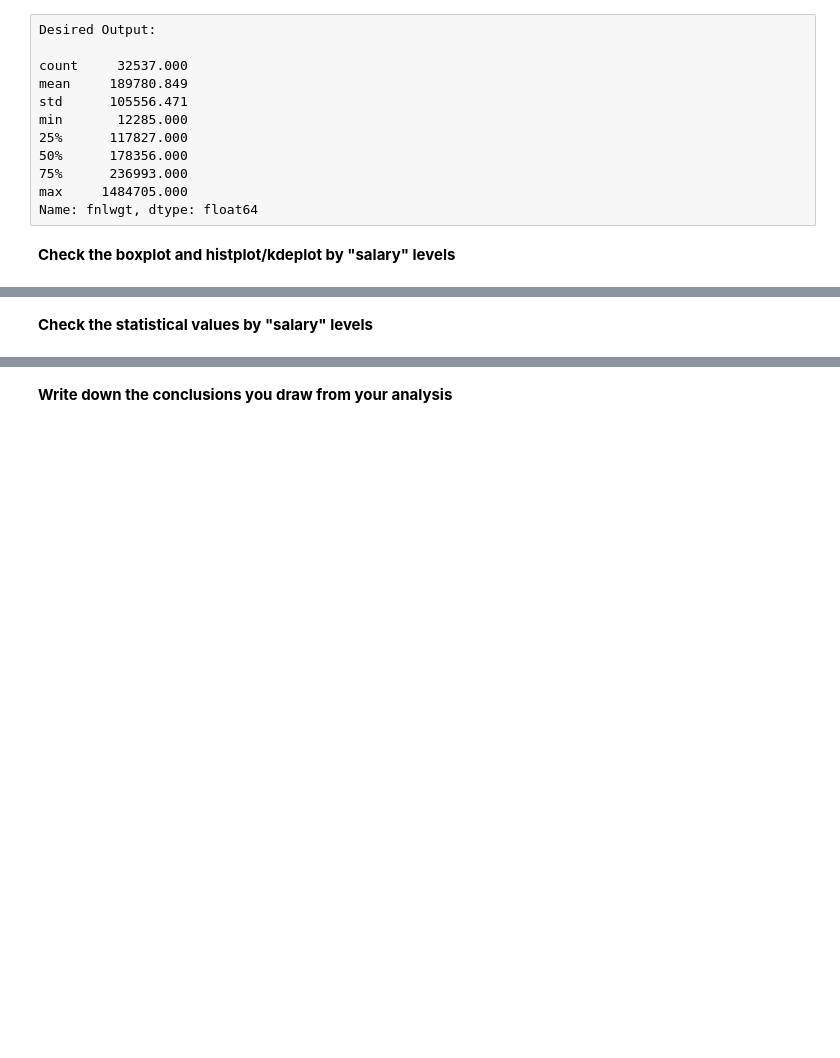
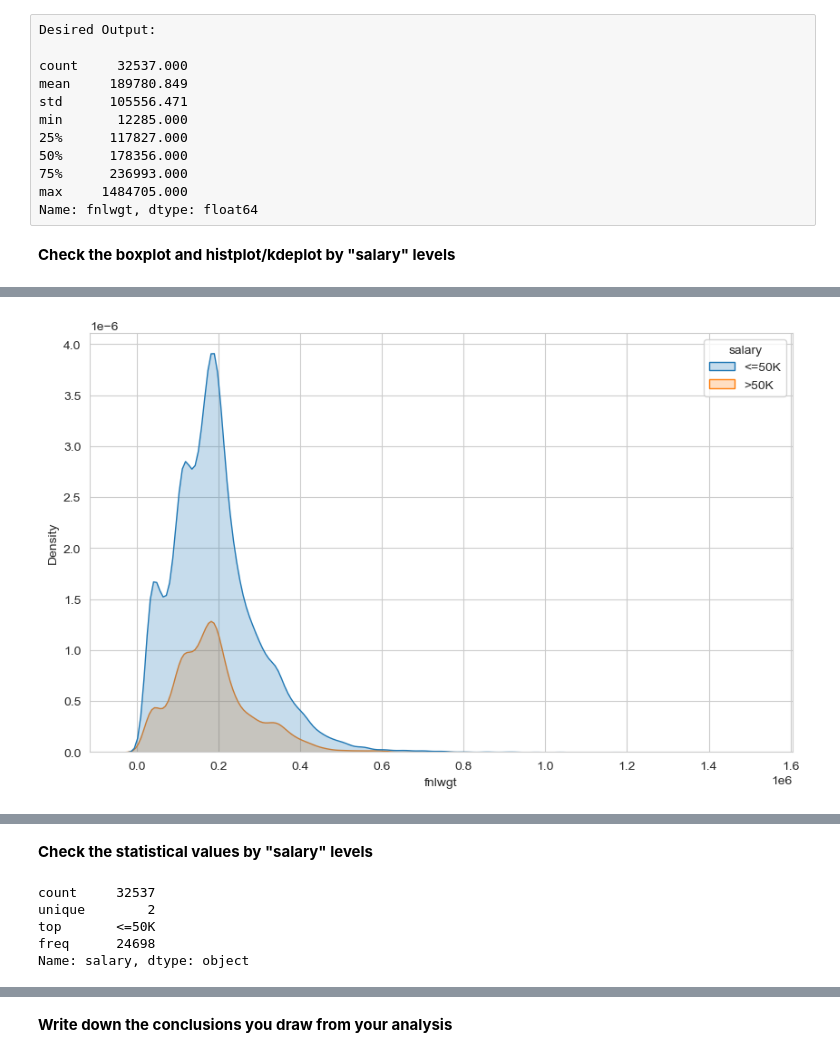
Before and after one commit to iceyisaak/clarusway_ds, a Jupyter notebook: DA _ DVwPy-EDA Project (Analyze US Citizens)-Student-V01_(with_desired_outputs).ipynb, the cells around one changed output, grey strips where cells are left out. Saved outputs shown, nothing was run; the diff lists cells and outputs as text; code cells hidden in the pictures; blank space fills up the shorter version.

```diff
--- a/DA _ DVwPy-EDA Project (Analyze US Citizens)-Student-V01_(with_desired_outputs).ipynb
+++ b/DA _ DVwPy-EDA Project (Analyze US Citizens)-Student-V01_(with_desired_outputs).ipynb
@@ -799,6 +815,10 @@ Desired Output:
 ![image.png](https://i.ibb.co/ZxJS7JW/US-Citizens14.png)
 # %%
 # Your Code is Here
+
+sns.kdeplot(data=df, x='fnlwgt', hue='salary', fill=True);
+# %% [output]
+[figure, added]
 # %% [markdown]
 Desired Output:
 
@@ -807,6 +827,14 @@ Desired Output:
 **Check the statistical values by "salary" levels**
 # %%
 # Your Code is Here
+
+df['salary'].describe().T
+# %% [output]
+count     32537
+unique        2
+top       <=50K
+freq      24698
+Name: salary, dtype: object
 # %% [markdown]
 Desired Output:
 
```
Also changed, not shown: parts of 30 cells of this notebook.
